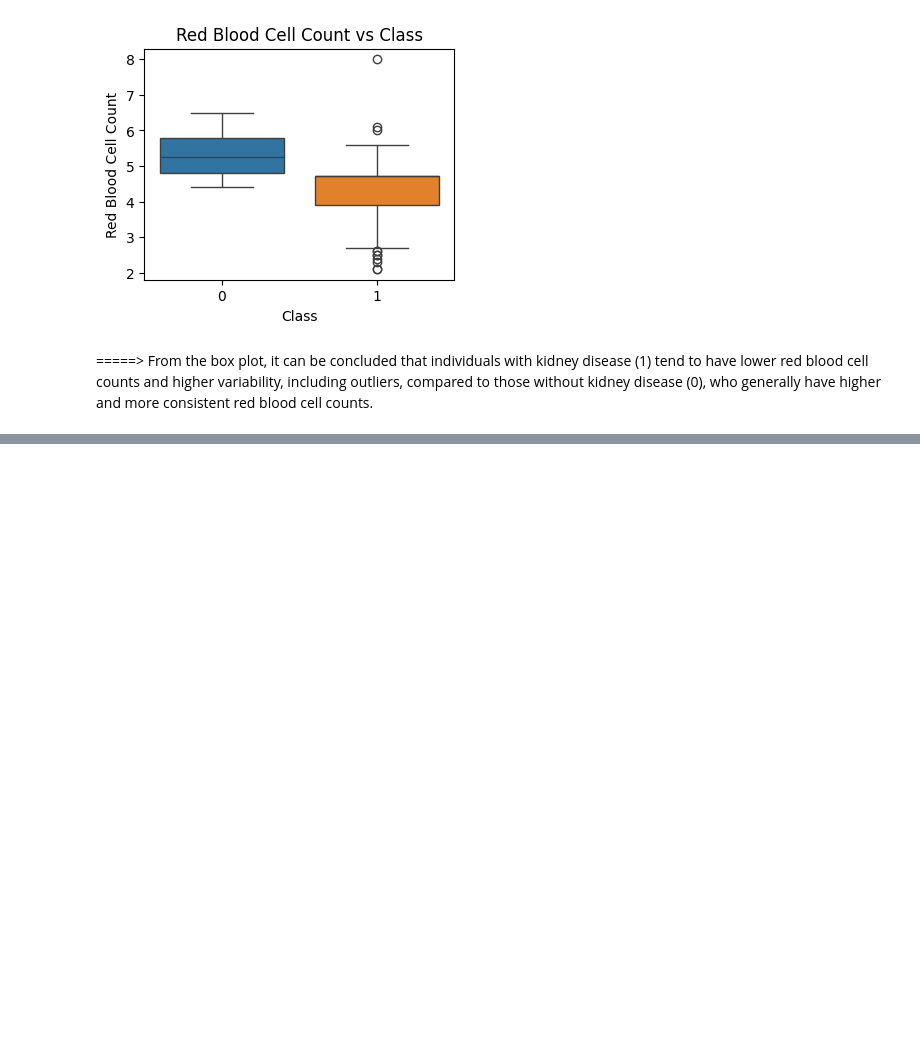
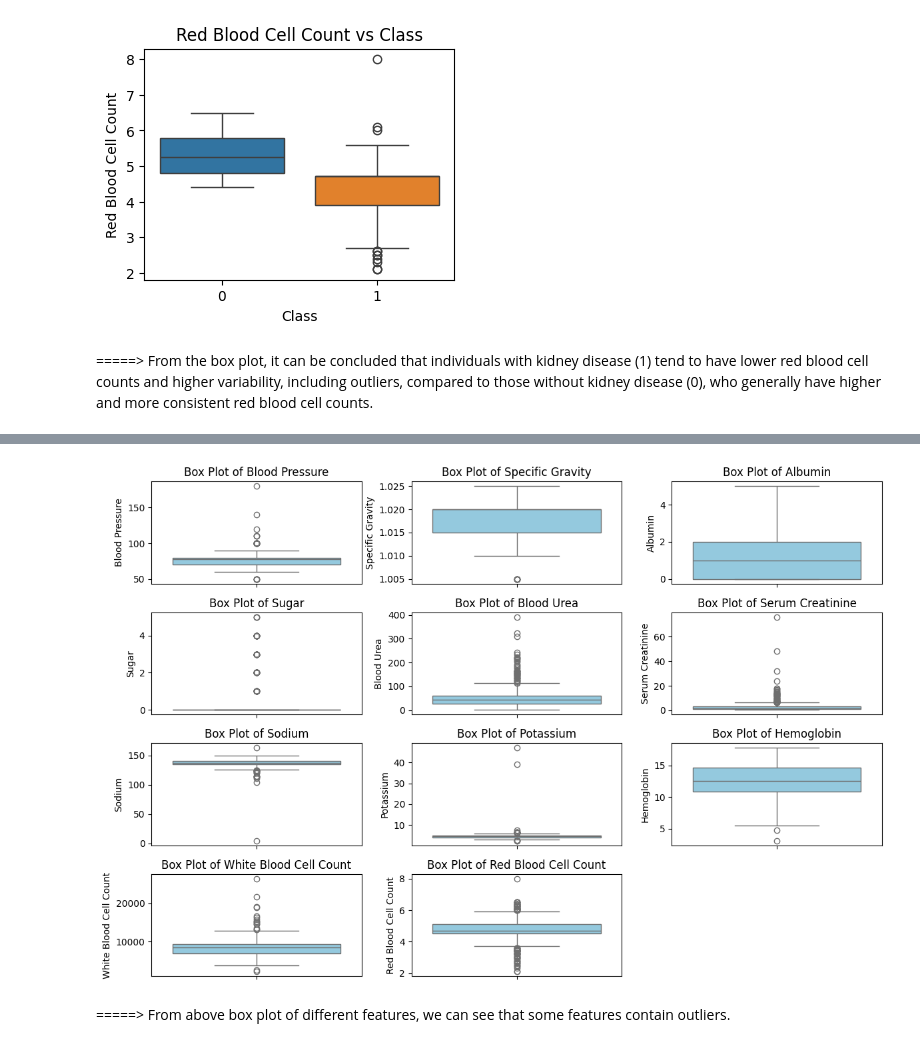
Before and after one commit to Angad143/HealthScope---A-Multi-Disease-Progression-and-Severity-Prediction-Platform, a Jupyter notebook: Kidney Disease Progression Prediction/Kidney_Disease_Prediction.ipynb, the cells around one changed output, grey strips where cells are left out. Cells and saved outputs as stored; diff of their text form; code cells hidden in the pictures; blank space fills up the shorter version.

```diff
--- a/Kidney Disease Progression Prediction/Kidney_Disease_Prediction.ipynb
+++ b/Kidney Disease Progression Prediction/Kidney_Disease_Prediction.ipynb
@@ -738,0 +786,21 @@ plt.show()
+# %%
+# Check the outliers present numerical columns
+num_cols = [
+    'Blood Pressure', 'Specific Gravity', 'Albumin', 'Sugar', 'Blood Urea',
+    'Serum Creatinine', 'Sodium', 'Potassium', 'Hemoglobin',
+    'White Blood Cell Count', 'Red Blood Cell Count'
+]
+
+plt.figure(figsize=(12, 8))
+
+for i, col in enumerate(num_cols, 1):
+    plt.subplot(4, 3, i)  # Creating subplots
+    sns.boxplot(y=df[col], color='skyblue')
+    plt.title(f"Box Plot of {col}")
+
+plt.tight_layout()
+plt.show()
+# %% [output]
+[figure, added]
+# %% [markdown]
+=====> From above box plot of different features, we can see that some features contain outliers.
```
Also changed, not shown: parts of 15 cells of this notebook.
